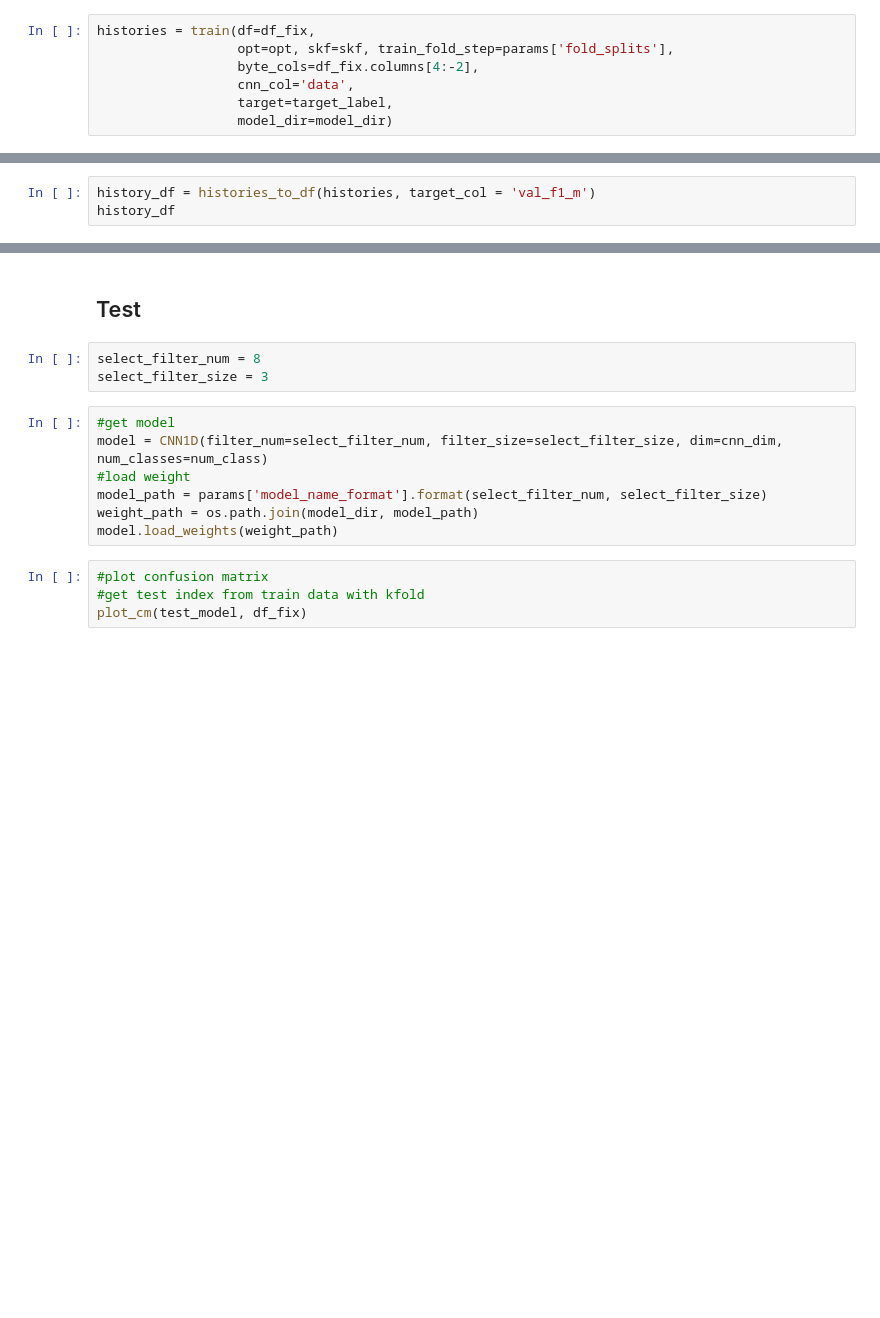
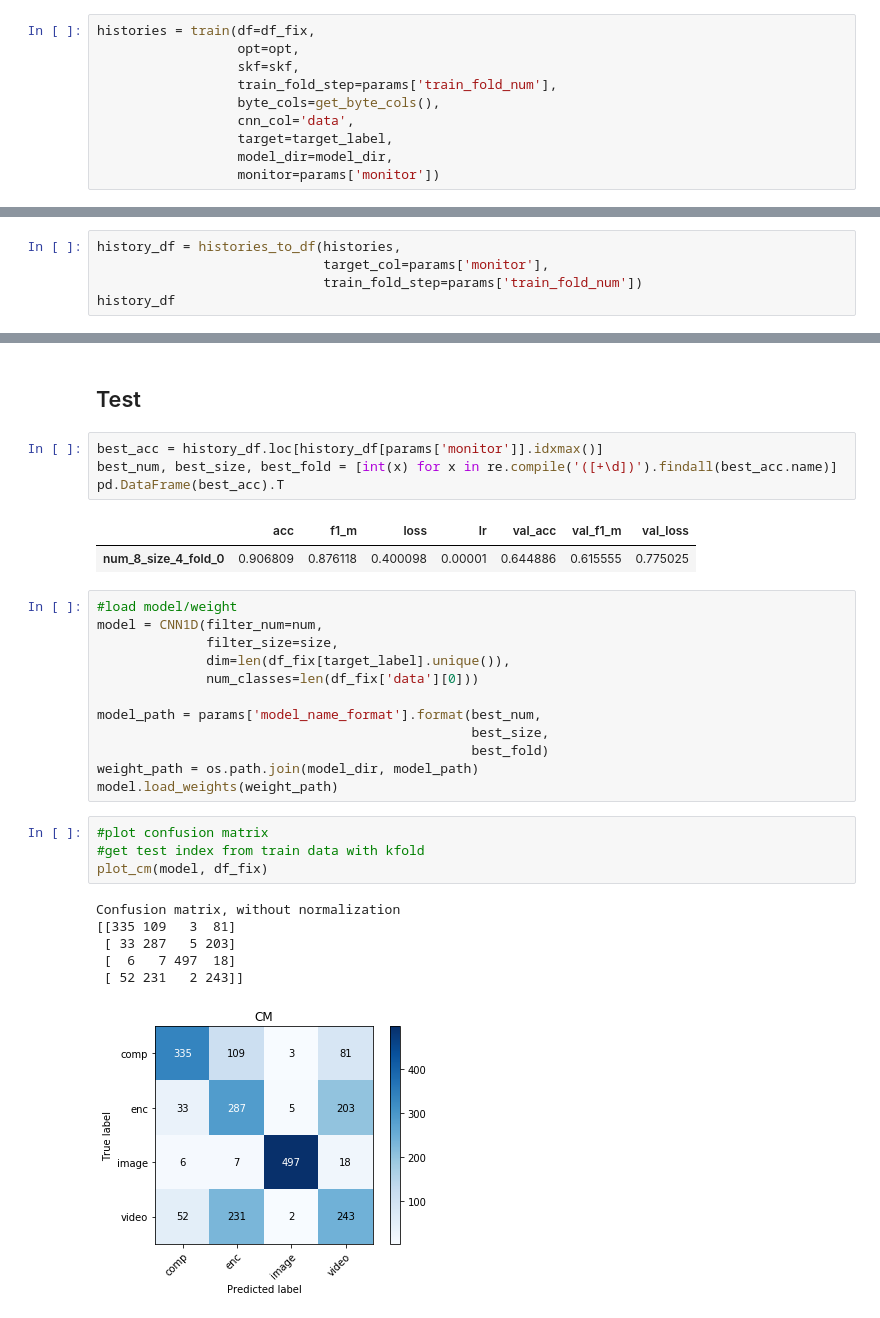
Before and after one commit to LazyerIJ/Classification_Rawdata_MultieInput, a Jupyter notebook: Classification_conv1d_frequency.ipynb, the cells around one changed output, grey strips where cells are left out. Saved outputs shown, nothing was run; the diff lists cells and outputs as text; blank space fills up the shorter version.

```diff
--- a/Classification_conv1d_frequency.ipynb
+++ b/Classification_conv1d_frequency.ipynb
@@ -500,8 +530,11 @@ skf = StratifiedKFold(n_splits=params['fold_splits'], random_state=SEED)  # Star
 ## Train
 # %%
 histories = train(df=df_fix,
-                  opt=opt, skf=skf, train_fold_step=params['fold_splits'],
-                  byte_cols=df_fix.columns[4:-2],
+                  opt=opt,
+                  skf=skf,
+                  train_fold_step=params['train_fold_num'],
+                  byte_cols=get_byte_cols(),
                   cnn_col='data',
                   target=target_label,
-                  model_dir=model_dir)
+                  model_dir=model_dir,
+                  monitor=params['monitor'])
@@ -508,3 +559,5 @@ histories = train(df=df_fix,
 # %%
-history_df = histories_to_df(histories, target_col = 'val_f1_m')
+history_df = histories_to_df(histories,
+                             target_col=params['monitor'],
+                             train_fold_step=params['train_fold_num'])
 history_df
@@ -511,16 +570,32 @@ history_df
 # %% [markdown]
 ## Test
-# %%
-select_filter_num = 8
-select_filter_size = 3
+# %%
+best_acc = history_df.loc[history_df[params['monitor']].idxmax()]
+best_num, best_size, best_fold = [int(x) for x in re.compile('([+\d])').findall(best_acc.name)]
+pd.DataFrame(best_acc).T
+# %% [output]
+|  | acc | f1_m | loss | lr | val_acc | val_f1_m | val_loss |
+| num_8_size_4_fold_0 | 0.906809 | 0.876118 | 0.400098 | 0.00001 | 0.644886 | 0.615555 | 0.775025 |
 # %%
-#get model
-model = CNN1D(filter_num=select_filter_num, filter_size=select_filter_size, dim=cnn_dim, num_classes=num_class)
-#load weight
-model_path = params['model_name_format'].format(select_filter_num, select_filter_size)
+#load model/weight
+model = CNN1D(filter_num=num,
+              filter_size=size,
+              dim=len(df_fix[target_label].unique()),
+              num_classes=len(df_fix['data'][0]))
+
+model_path = params['model_name_format'].format(best_num,
+                                                best_size,
+                                                best_fold)
 weight_path = os.path.join(model_dir, model_path)
 model.load_weights(weight_path)
 # %%
 #plot confusion matrix
 #get test index from train data with kfold
-plot_cm(test_model, df_fix)
+plot_cm(model, df_fix)
+# %% [output]
+Confusion matrix, without normalization
+[[335 109   3  81]
+ [ 33 287   5 203]
+ [  6   7 497  18]
+ [ 52 231   2 243]]
+[figure, added]
```
Also changed, not shown: parts of 18 cells of this notebook.
